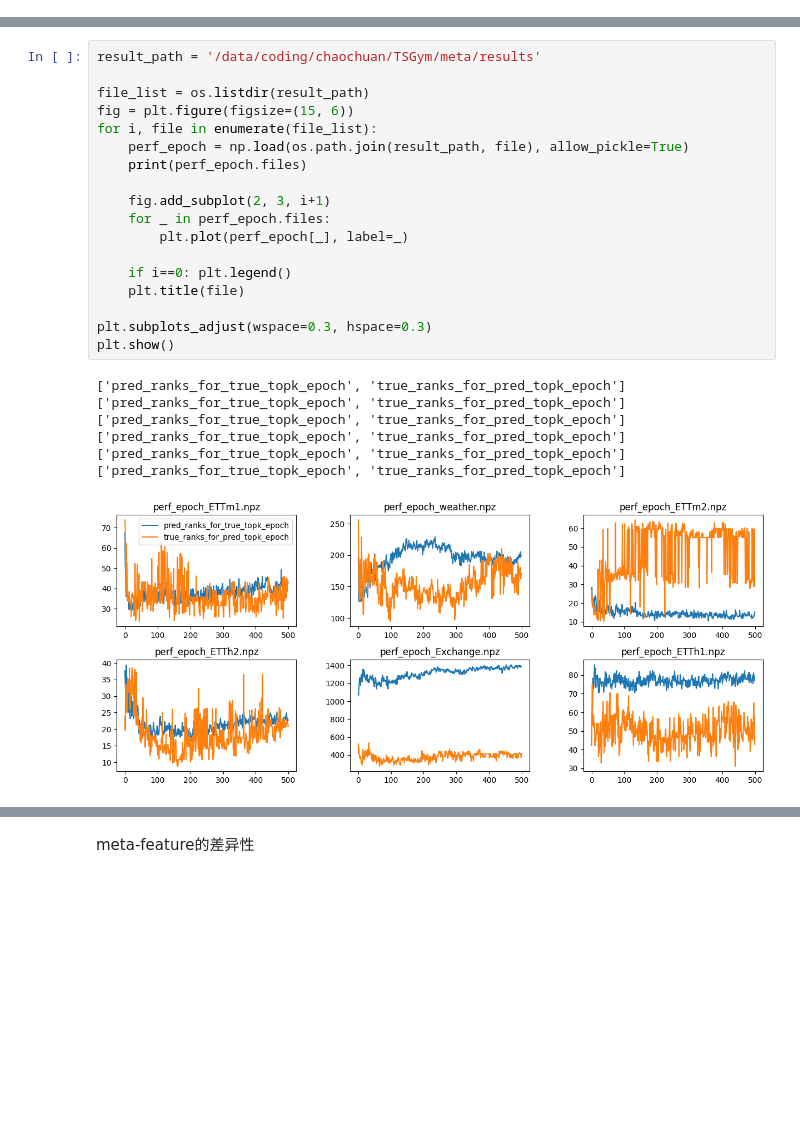
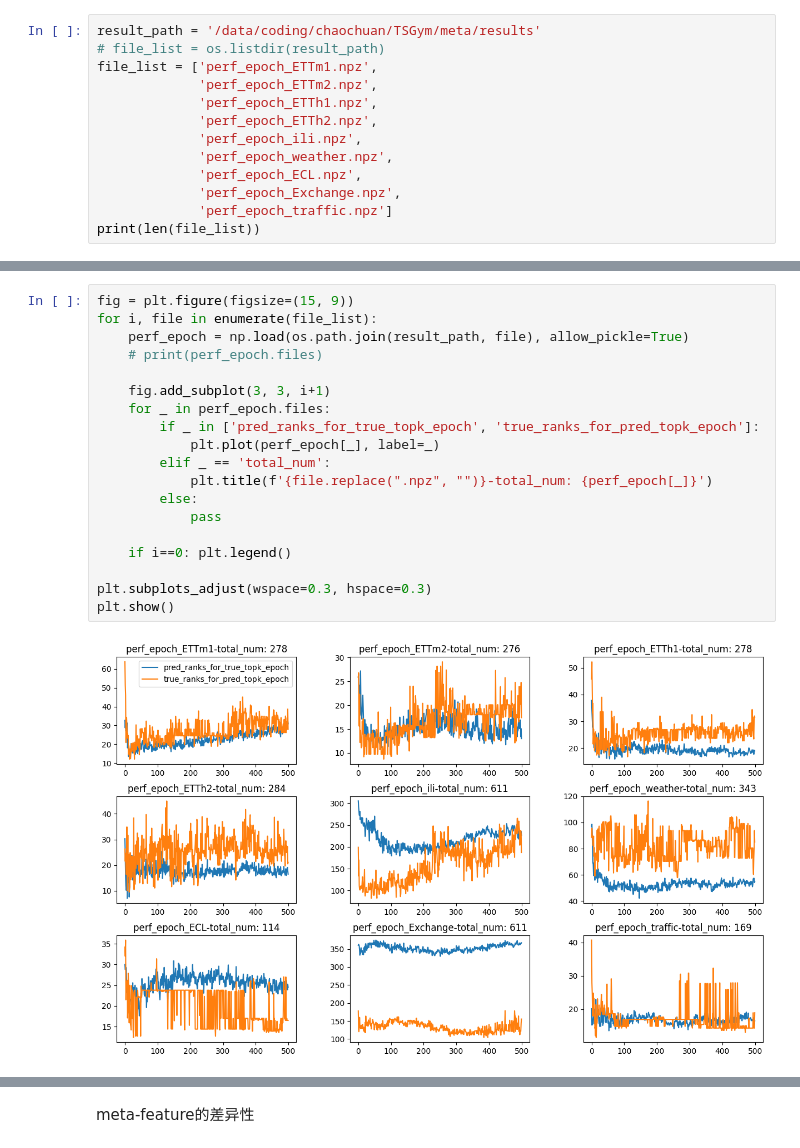
Before and after one commit to SUFE-AILAB/TSGym, a Jupyter notebook: meta/analysis.ipynb, the cells around one changed output, grey strips where cells are left out. Drawn from its saved outputs; the diff is of its cells as text; blank space fills up the shorter version.

```diff
--- a/meta/analysis.ipynb
+++ b/meta/analysis.ipynb
@@ -5,2 +6,15 @@ import os
 from sklearn.manifold import TSNE
 from sklearn.decomposition import PCA
+# %%
+result_path = '/data/coding/chaochuan/TSGym/meta/results'
+# file_list = os.listdir(result_path)
+file_list = ['perf_epoch_ETTm1.npz',
+             'perf_epoch_ETTm2.npz',
+             'perf_epoch_ETTh1.npz',
+             'perf_epoch_ETTh2.npz',
+             'perf_epoch_ili.npz',
+             'perf_epoch_weather.npz',
+             'perf_epoch_ECL.npz',
+             'perf_epoch_Exchange.npz',
+             'perf_epoch_traffic.npz']
+print(len(file_list))
@@ -7,26 +45,21 @@ from sklearn.decomposition import PCA
 # %%
-result_path = '/data/coding/chaochuan/TSGym/meta/results'
-
-file_list = os.listdir(result_path)
-fig = plt.figure(figsize=(15, 6))
+fig = plt.figure(figsize=(15, 9))
 for i, file in enumerate(file_list):
     perf_epoch = np.load(os.path.join(result_path, file), allow_pickle=True)
-    print(perf_epoch.files)
+    # print(perf_epoch.files)
 
-    fig.add_subplot(2, 3, i+1)
+    fig.add_subplot(3, 3, i+1)
     for _ in perf_epoch.files:
-        plt.plot(perf_epoch[_], label=_)
+        if _ in ['pred_ranks_for_true_topk_epoch', 'true_ranks_for_pred_topk_epoch']:
+            plt.plot(perf_epoch[_], label=_)
+        elif _ == 'total_num':
+            plt.title(f'{file.replace(".npz", "")}-total_num: {perf_epoch[_]}')
+        else:
+            pass
 
     if i==0: plt.legend()
-    plt.title(file)
 
 plt.subplots_adjust(wspace=0.3, hspace=0.3)
 plt.show()
 # %% [output]
-['pred_ranks_for_true_topk_epoch', 'true_ranks_for_pred_topk_epoch']
-['pred_ranks_for_true_topk_epoch', 'true_ranks_for_pred_topk_epoch']
-['pred_ranks_for_true_topk_epoch', 'true_ranks_for_pred_topk_epoch']
-['pred_ranks_for_true_topk_epoch', 'true_ranks_for_pred_topk_epoch']
-['pred_ranks_for_true_topk_epoch', 'true_ranks_for_pred_topk_epoch']
-['pred_ranks_for_true_topk_epoch', 'true_ranks_for_pred_topk_epoch']
-[figure, old version]
+[figure, new version]
```
Also changed, not shown: parts of 9 cells of this notebook, 17 other files.
